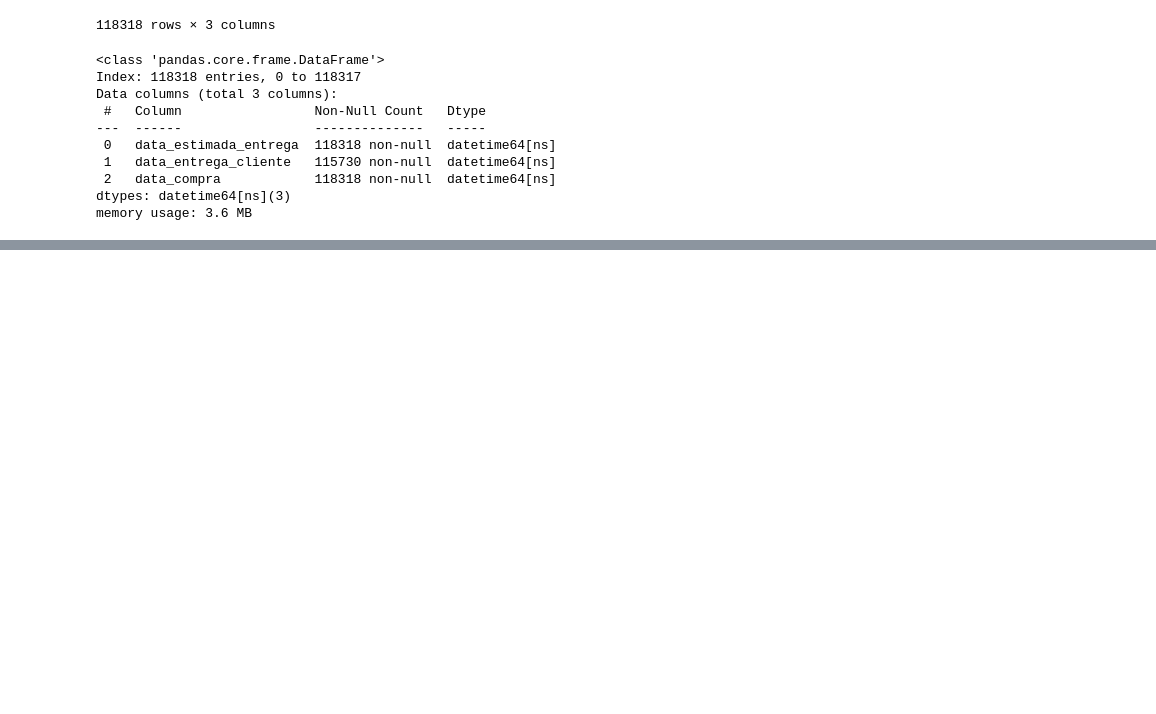
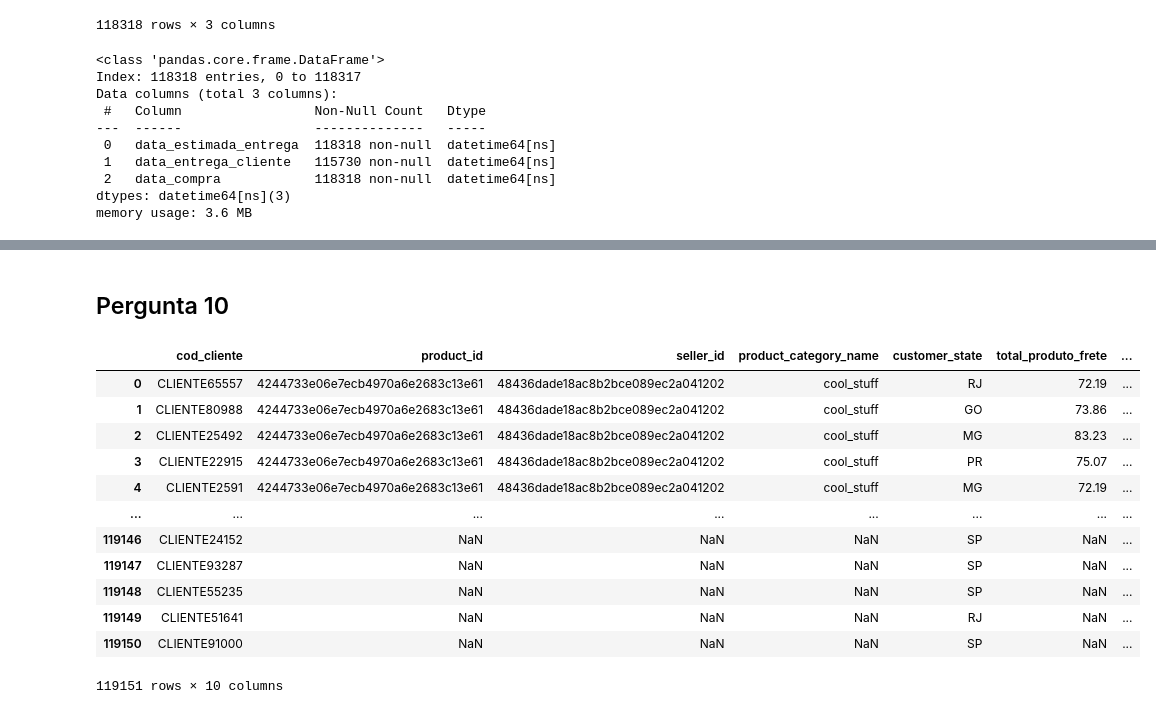
Before and after one commit to RenandeFraga/ProjetoPandasADA, a Jupyter notebook: Análise (1).ipynb, the cells around one changed output, grey strips where cells are left out. Drawn from its saved outputs; the diff is of its cells as text; code cells hidden in the pictures; blank space fills up the shorter version.

```diff
--- a/Análise (1).ipynb
+++ b/Análise (1).ipynb
@@ -389,7 +243,6 @@ memory usage: 2.7 MB
 # %% [markdown]
 <h2> Criando df com a hora data estimada e a data de recebimento </h2>
 # %%
-pd.set_option('mode.chained_assignment', None)  # Desativa o SettingWithCopyWarning
 dados_selecionados['data_estimada_entrega'] = pd.to_datetime(dados_selecionados['data_estimada_entrega'])
 dados_selecionados['data_entrega_cliente'] = pd.to_datetime(dados_selecionados['data_entrega_cliente'])
 # %%
@@ -430,0 +541,20 @@ memory usage: 3.6 MB
+# %% [markdown]
+<h2> Pergunta 10 </h2>
+# %%
+colunas_status = ['cod_cliente','product_id','seller_id','product_category_name','customer_state','total_produto_frete','price','order_status','payment_type','payment_value']
+status = dados[colunas_status]
+status
+# %% [output]
+|  | cod_cliente | product_id | seller_id | product_category_name | customer_state | total_produto_frete | ... |
+| 0 | CLIENTE65557 | 4244733e06e7ecb4970a6e2683c13e61 | 48436dade18ac8b2bce089ec2a041202 | cool_stuff | RJ | 72.19 | ... |
+| 1 | CLIENTE80988 | 4244733e06e7ecb4970a6e2683c13e61 | 48436dade18ac8b2bce089ec2a041202 | cool_stuff | GO | 73.86 | ... |
+| 2 | CLIENTE25492 | 4244733e06e7ecb4970a6e2683c13e61 | 48436dade18ac8b2bce089ec2a041202 | cool_stuff | MG | 83.23 | ... |
+| 3 | CLIENTE22915 | 4244733e06e7ecb4970a6e2683c13e61 | 48436dade18ac8b2bce089ec2a041202 | cool_stuff | PR | 75.07 | ... |
+| 4 | CLIENTE2591 | 4244733e06e7ecb4970a6e2683c13e61 | 48436dade18ac8b2bce089ec2a041202 | cool_stuff | MG | 72.19 | ... |
+| ... | ... | ... | ... | ... | ... | ... | ... |
+| 119146 | CLIENTE24152 | NaN | NaN | NaN | SP | NaN | ... |
+| 119147 | CLIENTE93287 | NaN | NaN | NaN | SP | NaN | ... |
+| 119148 | CLIENTE55235 | NaN | NaN | NaN | SP | NaN | ... |
+| 119149 | CLIENTE51641 | NaN | NaN | NaN | RJ | NaN | ... |
+| 119150 | CLIENTE91000 | NaN | NaN | NaN | SP | NaN | ... |
+119151 rows × 10 columns
```
Also changed, not shown: parts of 58 cells of this notebook.
